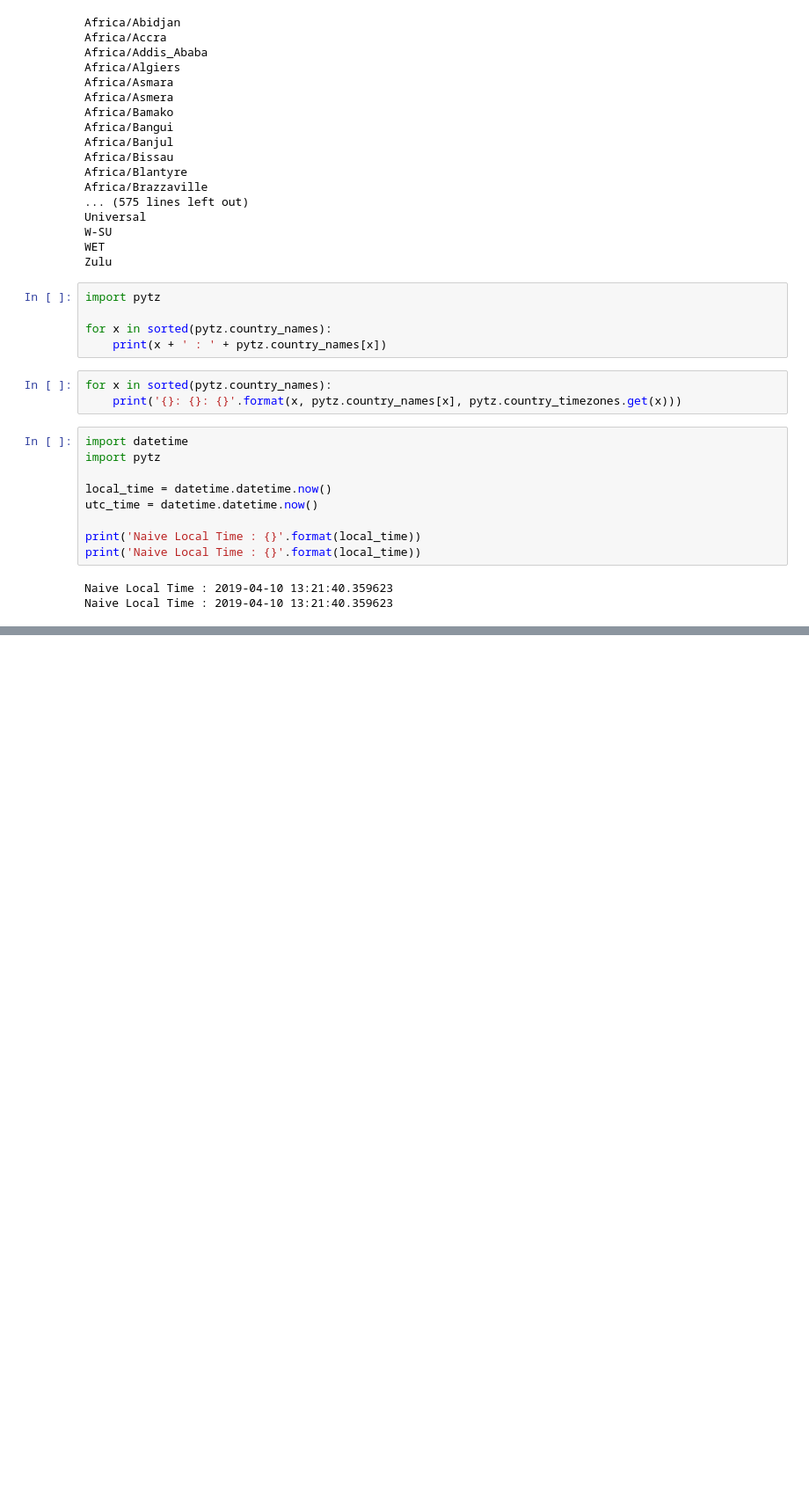
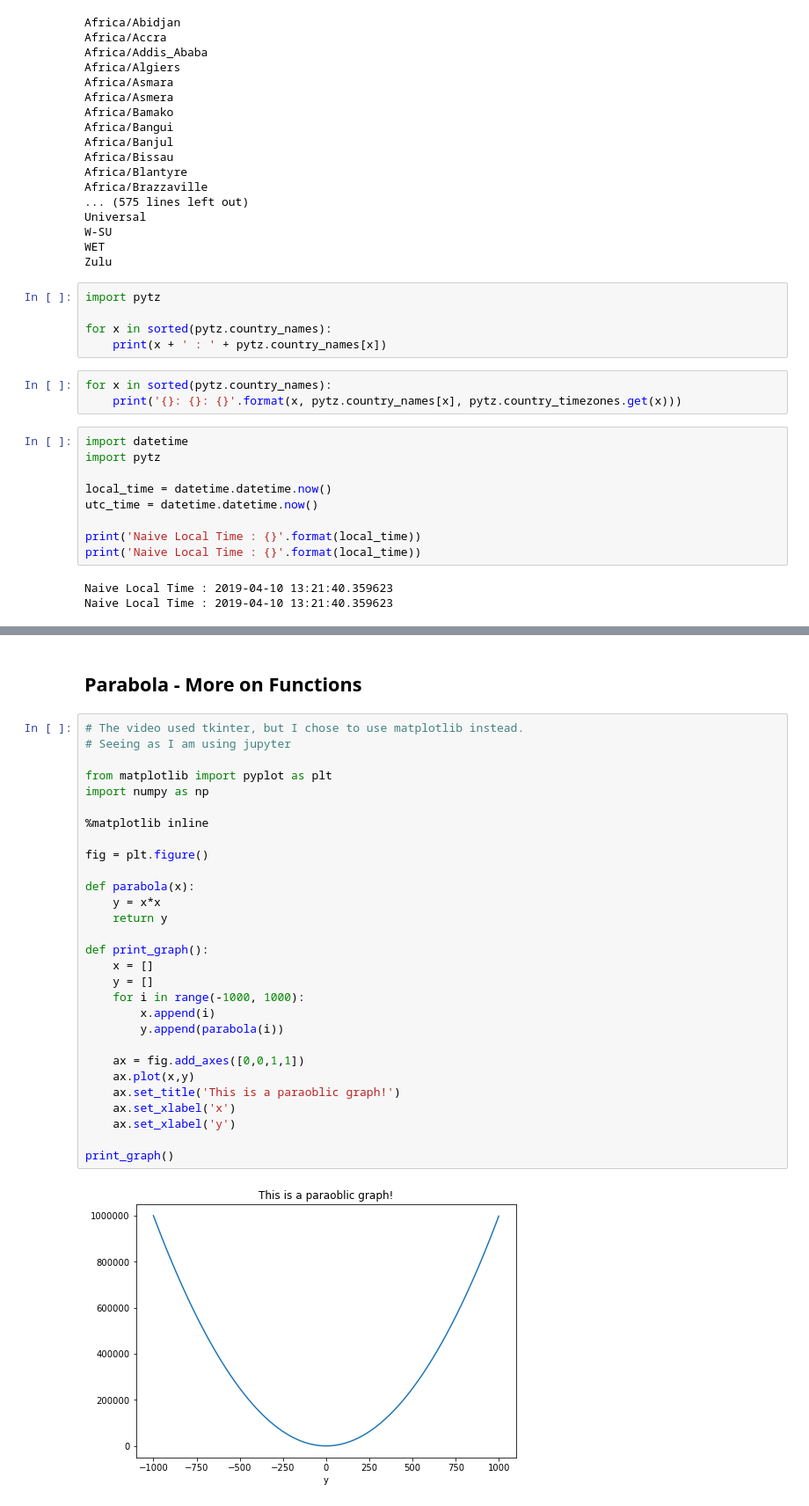
Before and after one commit to khrishan/kp_notes, a Jupyter notebook: python/Untitled.ipynb, the cells around one changed output, grey strips where cells are left out. Shown at 88% size. Drawn from its saved outputs; the diff is of its cells as text; blank space fills up the shorter version.

```diff
--- a/python/Untitled.ipynb
+++ b/python/Untitled.ipynb
@@ -57,0 +264,33 @@ Naive Local Time : 2019-04-10 13:21:40.359623
+# %% [markdown]
+## Parabola - More on Functions
+# %%
+# The video used tkinter, but I chose to use matplotlib instead.
+# Seeing as I am using jupyter
+
+from matplotlib import pyplot as plt
+import numpy as np
+
+%matplotlib inline
+
+fig = plt.figure()
+
+def parabola(x):
+    y = x*x
+    return y
+
+def print_graph():
+    x = []
+    y = []
+    for i in range(-1000, 1000):
+        x.append(i)
+        y.append(parabola(i))
+
+    ax = fig.add_axes([0,0,1,1])
+    ax.plot(x,y)
+    ax.set_title('This is a paraoblic graph!')
+    ax.set_xlabel('x')
+    ax.set_xlabel('y')
+
+print_graph()
+# %% [output]
+[figure, added]
```
Also changed, not shown: parts of 29 cells of this notebook, 5 other files.
